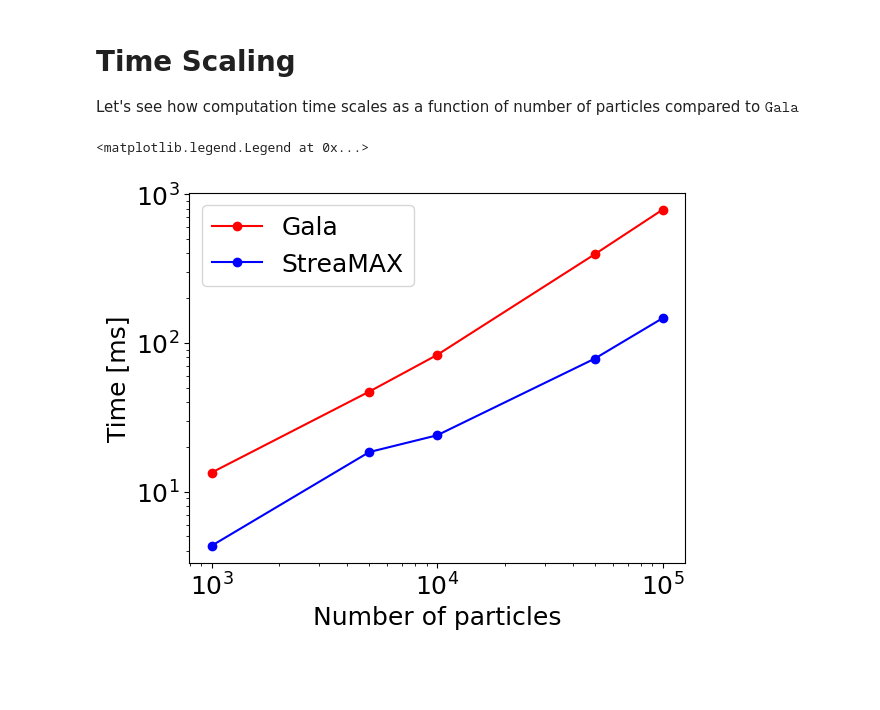
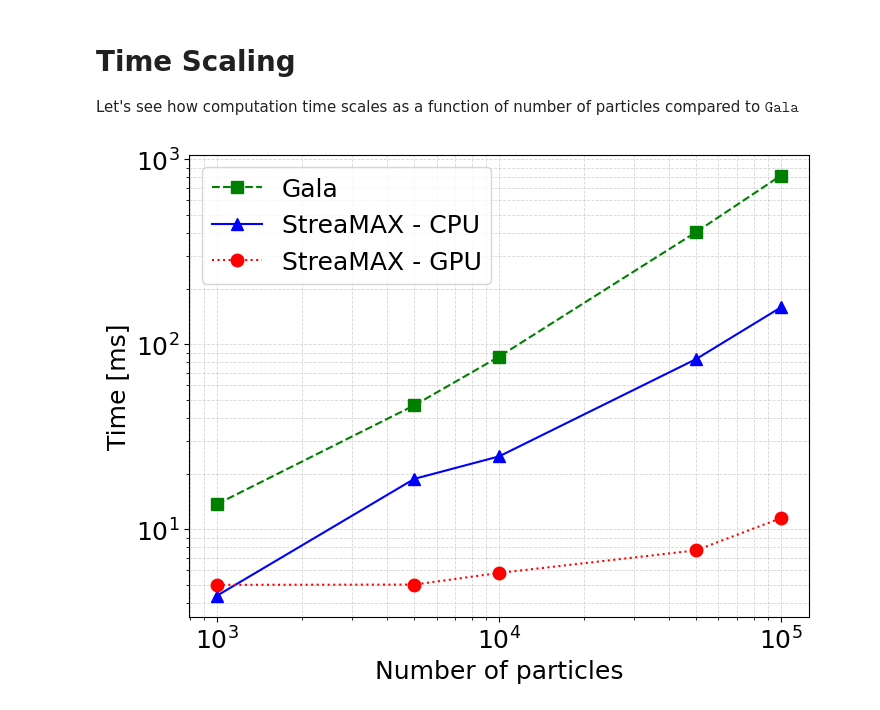
Before and after one commit to David-Chemaly/StreaMAX, a Jupyter notebook: quick_start.ipynb, the cells around one changed output. Drawn from its saved outputs; the diff is of its cells as text; code cells hidden in the pictures; blank space fills up the shorter version.

Commit message:
added GPU to Time Scaling plot

```diff
--- a/quick_start.ipynb
+++ b/quick_start.ipynb
@@ -190,13 +190,31 @@ for n_particles in n_particles_list:
     StreaMAX_time.append(StreaMAX_average/100)
     Gala_time.append(Gala_average/100)
 # %%
-plt.plot(n_particles_list, Gala_time, '-o', color='red', label='Gala')
-plt.plot(n_particles_list, StreaMAX_time, '-o', color='blue', label='StreaMAX')
+plt.figure(figsize=(8, 6))
+plt.plot(
+    n_particles_list, Gala_time,
+    linestyle='--', marker='s', linewidth=1.5, markersize=9,
+    color='green', label='Gala'
+)
+
+plt.plot(
+    n_particles_list, StreaMAX_time,
+    marker='^', linewidth=1.5, markersize=9,
+    color='blue', label='StreaMAX - CPU'
+)
+
+StreaMAX_time_GPU = [5.013, 5.031, 5.813, 7.700, 11.498] # Computed separately on a T4
+plt.plot(
+    n_particles_list, StreaMAX_time_GPU, marker='o',
+    linestyle=':', linewidth=1.5, markersize=9,
+    color='red', label='StreaMAX - GPU'
+)
+
 plt.xscale('log')
 plt.yscale('log')
 plt.xlabel('Number of particles')
 plt.ylabel('Time [ms]')
 plt.legend(loc='best')
+plt.grid(True, which="both", linestyle="--", linewidth=0.6, alpha=0.5)
 # %% [output]
-<matplotlib.legend.Legend at 0x...>
-[figure, old version]
+[figure, new version]
```
Also changed, not shown: parts of 2 cells of this notebook.
